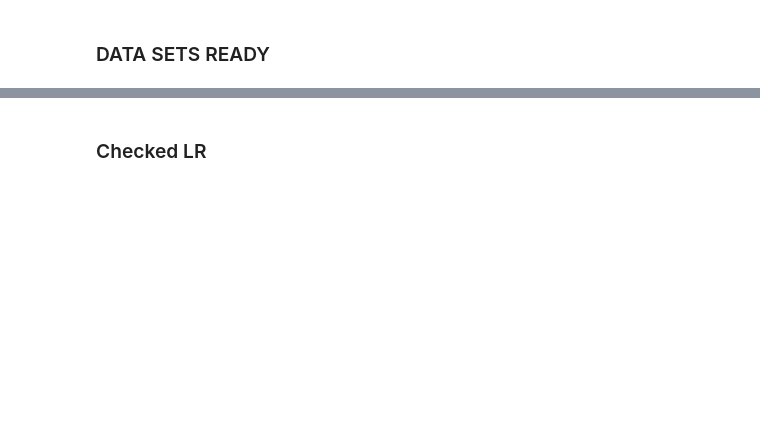
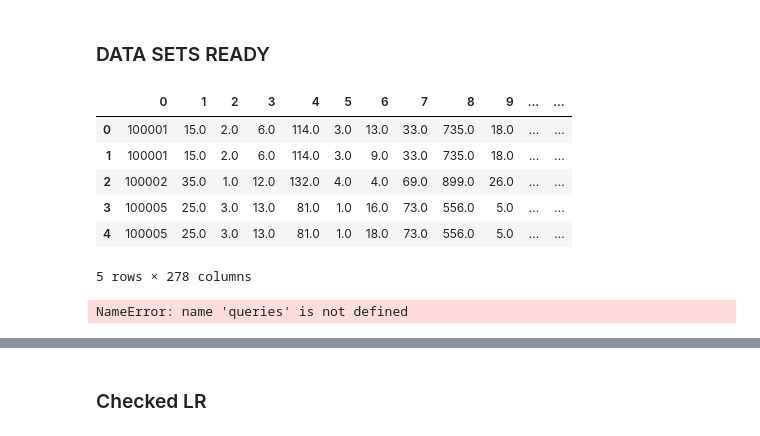
Before and after one commit to Bekbolatov/kaggle, a Jupyter notebook: events/hd/notebooks/features5_local.ipynb, the cells around one changed output, grey strips where cells are left out. Cells and saved outputs as stored; diff of their text form; code cells hidden in the pictures; blank space fills up the shorter version.

```diff
--- a/events/hd/notebooks/features5_local.ipynb
+++ b/events/hd/notebooks/features5_local.ipynb
@@ -66,2 +92,13 @@ b_full = np.hstack((b_o, b_brand, b_other, b_word_feat, bb, b_w2vdot, b_w2vdist,
 # %% [markdown]
 ### DATA SETS READY
+# %%
+a_full = np.hstack((a_o, a_brand, a_other, a_word_feat, aa, a_w2vdot, a_w2vdist))  #, a_w2v_el))
+b_full = np.hstack((b_o, b_brand, b_other, b_word_feat, bb, b_w2vdot, b_w2vdist))  #, b_w2v_el))
+
+
+a_f = pd.DataFrame(a_full)
+b_f = pd.DataFrame(b_full)
+a_f[0] = a_f[0].astype(int)
+b_f[0] = b_f[0].astype(int)
+a_f.to_csv('ALL_SET_TRAIN.csv', index=False)
+b_f.to_csv('ALL_SET_TEST.csv', index=False)
@@ -67,0 +110,14 @@ b_full = np.hstack((b_o, b_brand, b_other, b_word_feat, bb, b_w2vdot, b_w2vdist,
+# %%
+a_f.head()
+# %% [output]
+|  | 0 | 1 | 2 | 3 | 4 | 5 | 6 | 7 | 8 | 9 | ... | ... |
+| 0 | 100001 | 15.0 | 2.0 | 6.0 | 114.0 | 3.0 | 13.0 | 33.0 | 735.0 | 18.0 | ... | ... |
+| 1 | 100001 | 15.0 | 2.0 | 6.0 | 114.0 | 3.0 | 9.0 | 33.0 | 735.0 | 18.0 | ... | ... |
+| 2 | 100002 | 35.0 | 1.0 | 12.0 | 132.0 | 4.0 | 4.0 | 69.0 | 899.0 | 26.0 | ... | ... |
+| 3 | 100005 | 25.0 | 3.0 | 13.0 | 81.0 | 1.0 | 16.0 | 73.0 | 556.0 | 5.0 | ... | ... |
+| 4 | 100005 | 25.0 | 3.0 | 13.0 | 81.0 | 1.0 | 18.0 | 73.0 | 556.0 | 5.0 | ... | ... |
+5 rows × 278 columns
+# %%
+queries
+# %% [output]
+NameError: name 'queries' is not defined
```
Also changed, not shown: parts of 13 cells of this notebook, 5 other files.
